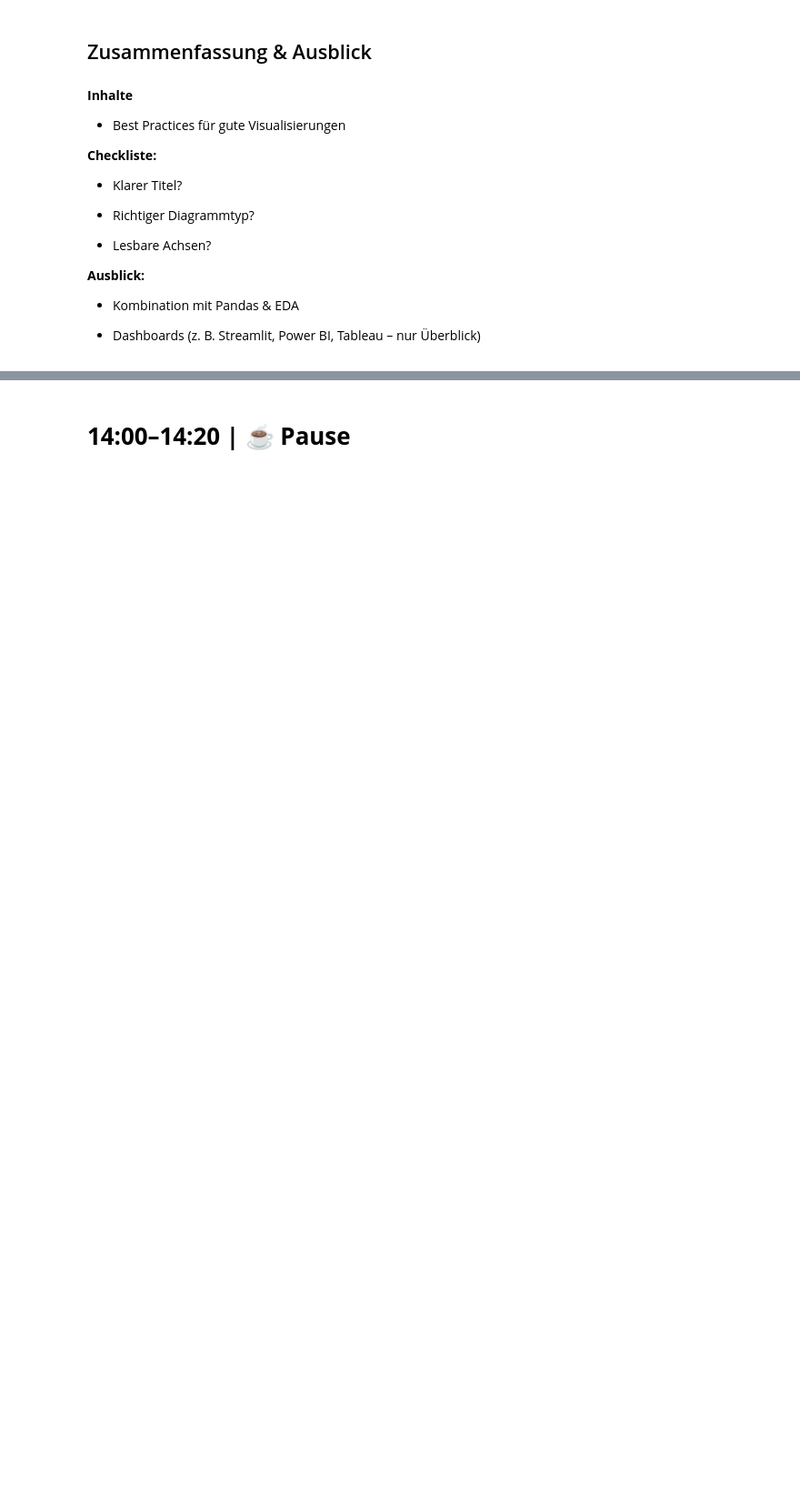
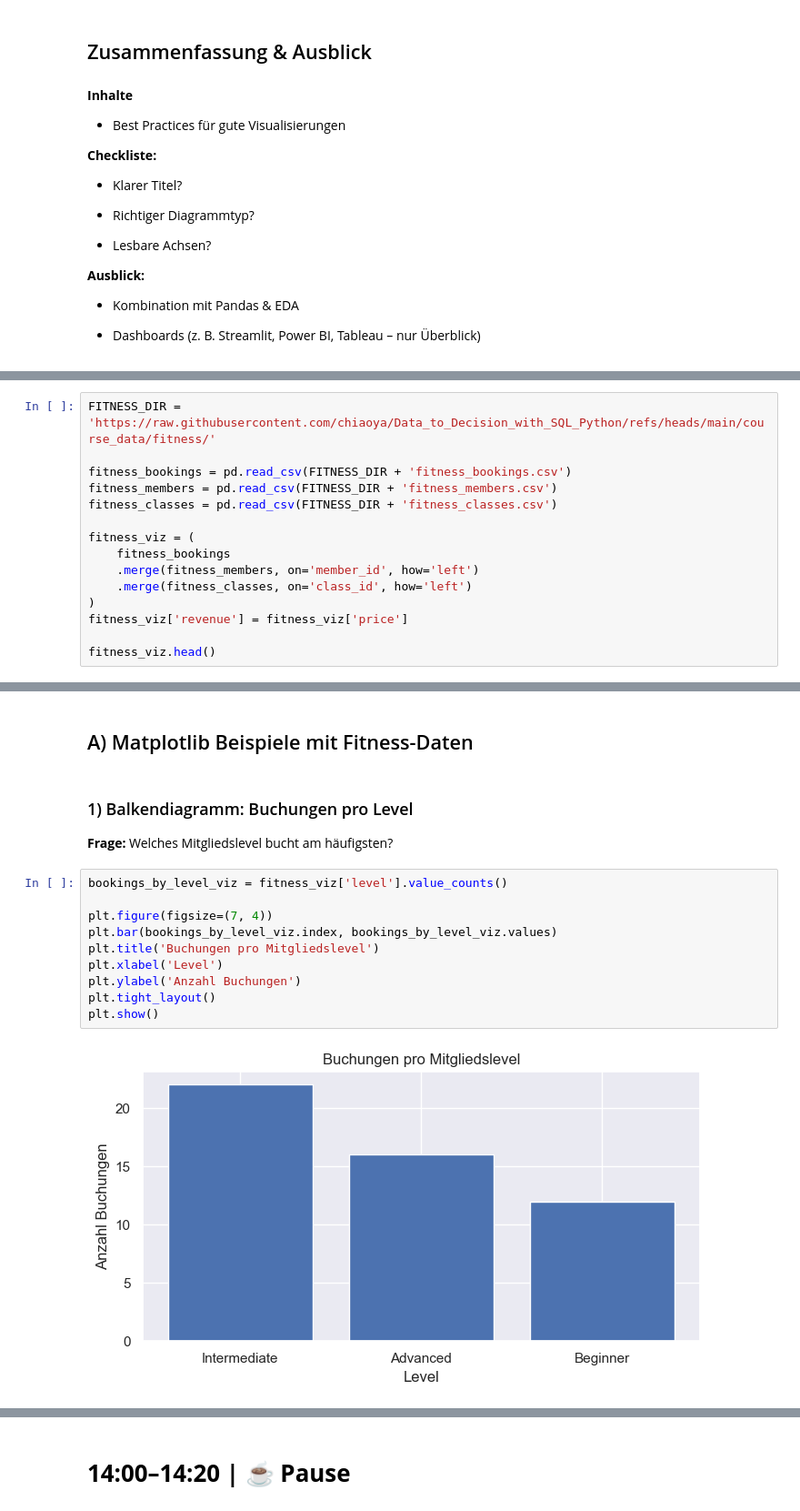
Before and after one commit to chiaoya/Data_to_Decision_with_SQL_Python, a Jupyter notebook: Tag 3/Day_3_Data_Analytics_SQL_Python.ipynb, the cells around one changed output, grey strips where cells are left out. Shown at 91% size. Cells and saved outputs as stored; diff of their text form; blank space fills up the shorter version.

```diff
--- a/Tag 3/Day_3_Data_Analytics_SQL_Python.ipynb
+++ b/Tag 3/Day_3_Data_Analytics_SQL_Python.ipynb
@@ -1438,0 +1301,15 @@ plt.show()
+# %%
+FITNESS_DIR = 'https://raw.githubusercontent.com/chiaoya/Data_to_Decision_with_SQL_Python/refs/heads/main/course_data/fitness/'
+
+fitness_bookings = pd.read_csv(FITNESS_DIR + 'fitness_bookings.csv')
+fitness_members = pd.read_csv(FITNESS_DIR + 'fitness_members.csv')
+fitness_classes = pd.read_csv(FITNESS_DIR + 'fitness_classes.csv')
+
+fitness_viz = (
+    fitness_bookings
+    .merge(fitness_members, on='member_id', how='left')
+    .merge(fitness_classes, on='class_id', how='left')
+)
+fitness_viz['revenue'] = fitness_viz['price']
+
+fitness_viz.head()
@@ -1438,0 +1361,18 @@ plt.show()
+# %% [markdown]
+## A) Matplotlib Beispiele mit Fitness-Daten
+# %% [markdown]
+### 1) Balkendiagramm: Buchungen pro Level
+
+**Frage:** Welches Mitgliedslevel bucht am häufigsten?
+# %%
+bookings_by_level_viz = fitness_viz['level'].value_counts()
+
+plt.figure(figsize=(7, 4))
+plt.bar(bookings_by_level_viz.index, bookings_by_level_viz.values)
+plt.title('Buchungen pro Mitgliedslevel')
+plt.xlabel('Level')
+plt.ylabel('Anzahl Buchungen')
+plt.tight_layout()
+plt.show()
+# %% [output]
+[figure, added]
```
Also changed, not shown: parts of 140 cells of this notebook, 6 other files.
